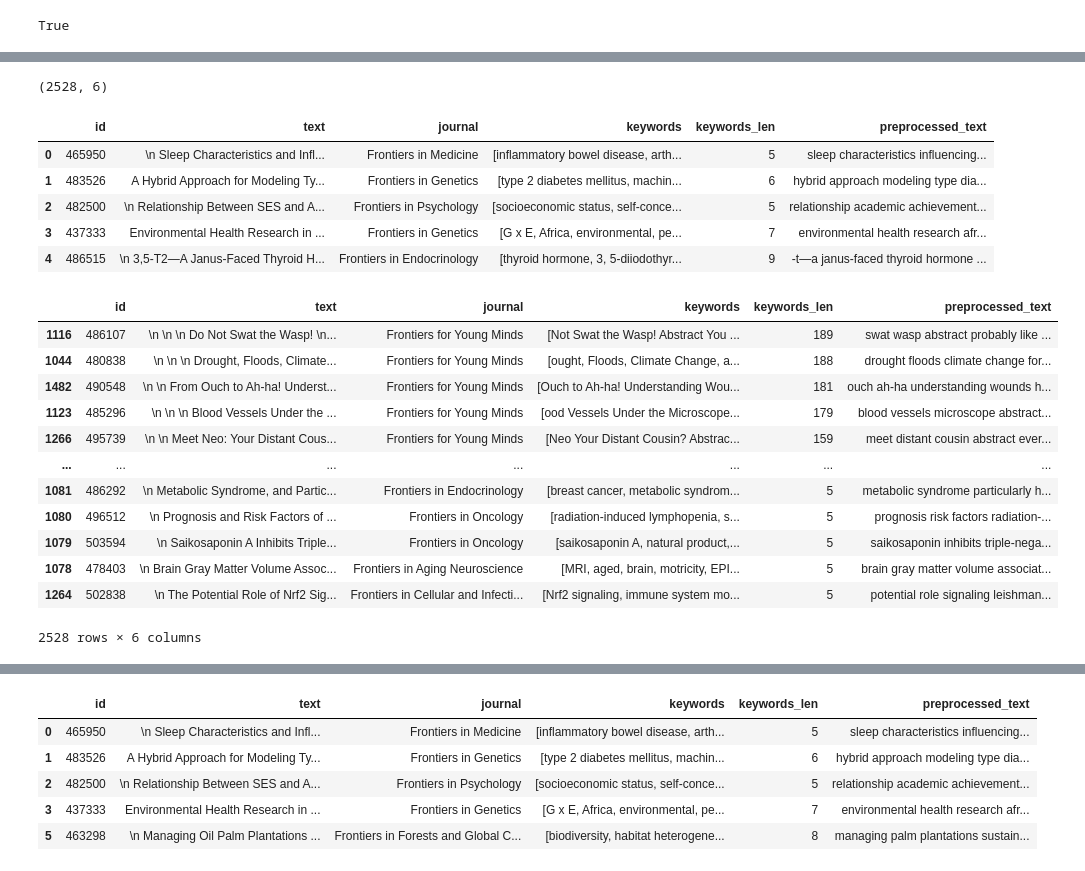
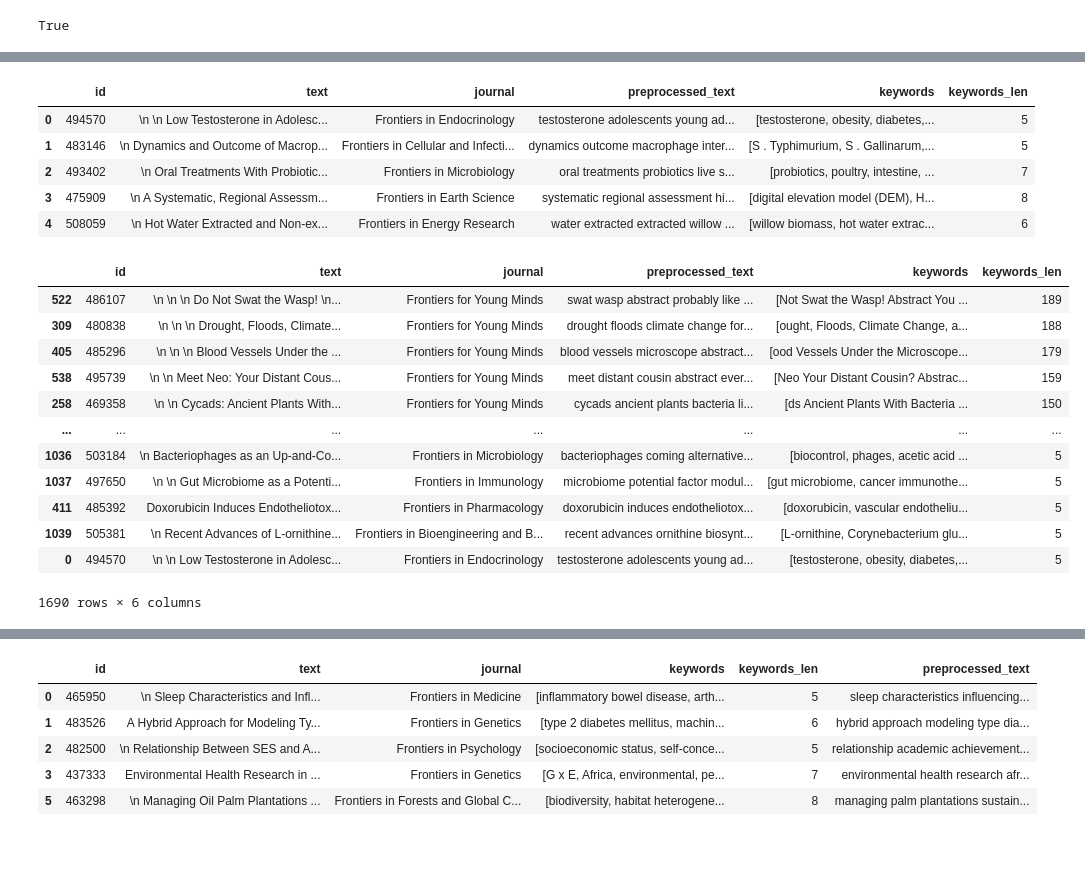
Before and after one commit to opertifelipe/frontiers, a Jupyter notebook: notebooks/Exploration.ipynb, the cells around one changed output, grey strips where cells are left out. Saved outputs shown, nothing was run; the diff lists cells and outputs as text; code cells hidden in the pictures.

```diff
--- a/notebooks/Exploration.ipynb
+++ b/notebooks/Exploration.ipynb
@@ -197,13 +194,9 @@ df["preprocessed_text"] = df["text"].apply(preprocess)
-# %%
-df.shape
-# %% [output]
-(2528, 6)
 # %%
-df.head(5)
+df_train.head(5)
 # %% [output]
-|  | id | text | journal | keywords | keywords_len | preprocessed_text |
-| 0 | 465950 | \n Sleep Characteristics and Infl... | Frontiers in Medicine | [inflammatory bowel disease, arth... | 5 | sleep characteristics influencing... |
-| 1 | 483526 | A Hybrid Approach for Modeling Ty... | Frontiers in Genetics | [type 2 diabetes mellitus, machin... | 6 | hybrid approach modeling type dia... |
-| 2 | 482500 | \n Relationship Between SES and A... | Frontiers in Psychology | [socioeconomic status, self-conce... | 5 | relationship academic achievement... |
-| 3 | 437333 | Environmental Health Research in ... | Frontiers in Genetics | [G x E, Africa, environmental, pe... | 7 | environmental health research afr... |
-| 4 | 486515 | \n 3,5-T2—A Janus-Faced Thyroid H... | Frontiers in Endocrinology | [thyroid hormone, 3, 5-diiodothyr... | 9 | -t—a janus-faced thyroid hormone ... |
+|  | id | text | journal | preprocessed_text | keywords | keywords_len |
+| 0 | 494570 | \n \n Low Testosterone in Adolesc... | Frontiers in Endocrinology | testosterone adolescents young ad... | [testosterone, obesity, diabetes,... | 5 |
+| 1 | 483146 | \n Dynamics and Outcome of Macrop... | Frontiers in Cellular and Infecti... | dynamics outcome macrophage inter... | [S . Typhimurium, S . Gallinarum,... | 5 |
+| 2 | 493402 | \n Oral Treatments With Probiotic... | Frontiers in Microbiology | oral treatments probiotics live s... | [probiotics, poultry, intestine, ... | 7 |
+| 3 | 475909 | \n A Systematic, Regional Assessm... | Frontiers in Earth Science | systematic regional assessment hi... | [digital elevation model (DEM), H... | 8 |
+| 4 | 508059 | \n Hot Water Extracted and Non-ex... | Frontiers in Energy Research | water extracted extracted willow ... | [willow biomass, hot water extrac... | 6 |
@@ -210,17 +206,19 @@ df.head(5)
+# %%
+df_train = pickle.load( open("../data/intermediate/df_train_intermediate.pickle","rb"))
 # %%
-df.sort_values(by="keywords_len", ascending=False)
+df_train.sort_values(by="keywords_len", ascending=False)
 # %% [output]
-|  | id | text | journal | keywords | keywords_len | preprocessed_text |
-| 1116 | 486107 | \n \n \n Do Not Swat the Wasp! \n... | Frontiers for Young Minds | [Not Swat the Wasp! Abstract You ... | 189 | swat wasp abstract probably like ... |
-| 1044 | 480838 | \n \n \n Drought, Floods, Climate... | Frontiers for Young Minds | [ought, Floods, Climate Change, a... | 188 | drought floods climate change for... |
-| 1482 | 490548 | \n \n From Ouch to Ah-ha! Underst... | Frontiers for Young Minds | [Ouch to Ah-ha! Understanding Wou... | 181 | ouch ah-ha understanding wounds h... |
-| 1123 | 485296 | \n \n \n Blood Vessels Under the ... | Frontiers for Young Minds | [ood Vessels Under the Microscope... | 179 | blood vessels microscope abstract... |
-| 1266 | 495739 | \n \n Meet Neo: Your Distant Cous... | Frontiers for Young Minds | [Neo Your Distant Cousin? Abstrac... | 159 | meet distant cousin abstract ever... |
+|  | id | text | journal | preprocessed_text | keywords | keywords_len |
+| 522 | 486107 | \n \n \n Do Not Swat the Wasp! \n... | Frontiers for Young Minds | swat wasp abstract probably like ... | [Not Swat the Wasp! Abstract You ... | 189 |
+| 309 | 480838 | \n \n \n Drought, Floods, Climate... | Frontiers for Young Minds | drought floods climate change for... | [ought, Floods, Climate Change, a... | 188 |
+| 405 | 485296 | \n \n \n Blood Vessels Under the ... | Frontiers for Young Minds | blood vessels microscope abstract... | [ood Vessels Under the Microscope... | 179 |
+| 538 | 495739 | \n \n Meet Neo: Your Distant Cous... | Frontiers for Young Minds | meet distant cousin abstract ever... | [Neo Your Distant Cousin? Abstrac... | 159 |
+| 258 | 469358 | \n \n Cycads: Ancient Plants With... | Frontiers for Young Minds | cycads ancient plants bacteria li... | [ds Ancient Plants With Bacteria ... | 150 |
 | ... | ... | ... | ... | ... | ... | ... |
-| 1081 | 486292 | \n Metabolic Syndrome, and Partic... | Frontiers in Endocrinology | [breast cancer, metabolic syndrom... | 5 | metabolic syndrome particularly h... |
-| 1080 | 496512 | \n Prognosis and Risk Factors of ... | Frontiers in Oncology | [radiation-induced lymphopenia, s... | 5 | prognosis risk factors radiation-... |
-| 1079 | 503594 | \n Saikosaponin A Inhibits Triple... | Frontiers in Oncology | [saikosaponin A, natural product,... | 5 | saikosaponin inhibits triple-nega... |
-| 1078 | 478403 | \n Brain Gray Matter Volume Assoc... | Frontiers in Aging Neuroscience | [MRI, aged, brain, motricity, EPI... | 5 | brain gray matter volume associat... |
-| 1264 | 502838 | \n The Potential Role of Nrf2 Sig... | Frontiers in Cellular and Infecti... | [Nrf2 signaling, immune system mo... | 5 | potential role signaling leishman... |
+| 1036 | 503184 | \n Bacteriophages as an Up-and-Co... | Frontiers in Microbiology | bacteriophages coming alternative... | [biocontrol, phages, acetic acid ... | 5 |
+| 1037 | 497650 | \n \n Gut Microbiome as a Potenti... | Frontiers in Immunology | microbiome potential factor modul... | [gut microbiome, cancer immunothe... | 5 |
+| 411 | 485392 | Doxorubicin Induces Endotheliotox... | Frontiers in Pharmacology | doxorubicin induces endotheliotox... | [doxorubicin, vascular endotheliu... | 5 |
+| 1039 | 505381 | \n Recent Advances of L-ornithine... | Frontiers in Bioengineering and B... | recent advances ornithine biosynt... | [L-ornithine, Corynebacterium glu... | 5 |
+| 0 | 494570 | \n \n Low Testosterone in Adolesc... | Frontiers in Endocrinology | testosterone adolescents young ad... | [testosterone, obesity, diabetes,... | 5 |
-2528 rows × 6 columns
+1690 rows × 6 columns
 # %%
```
Also changed, not shown: parts of 17 cells of this notebook, 3 other files.
